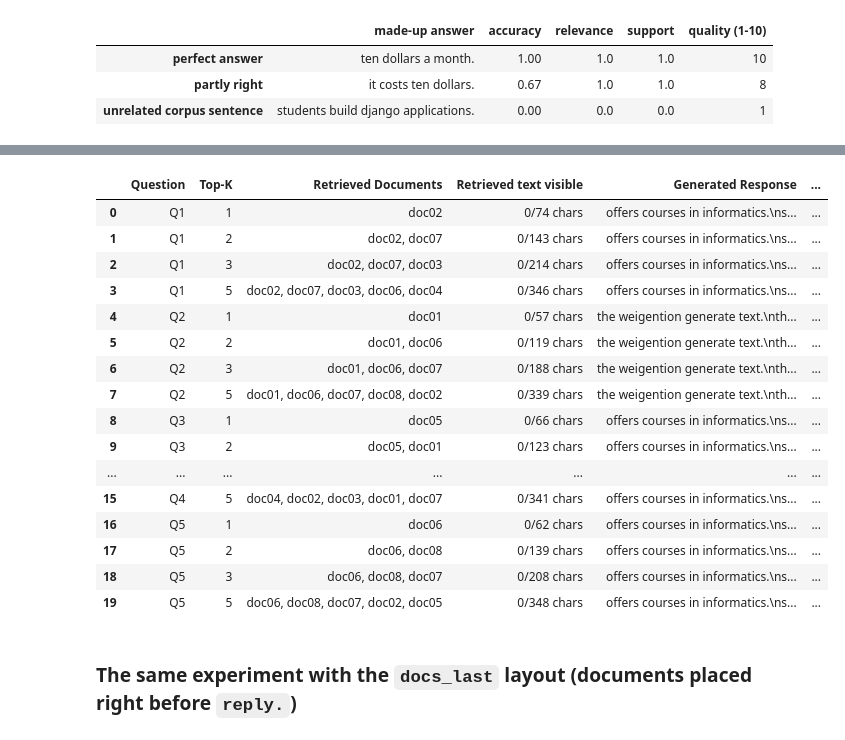
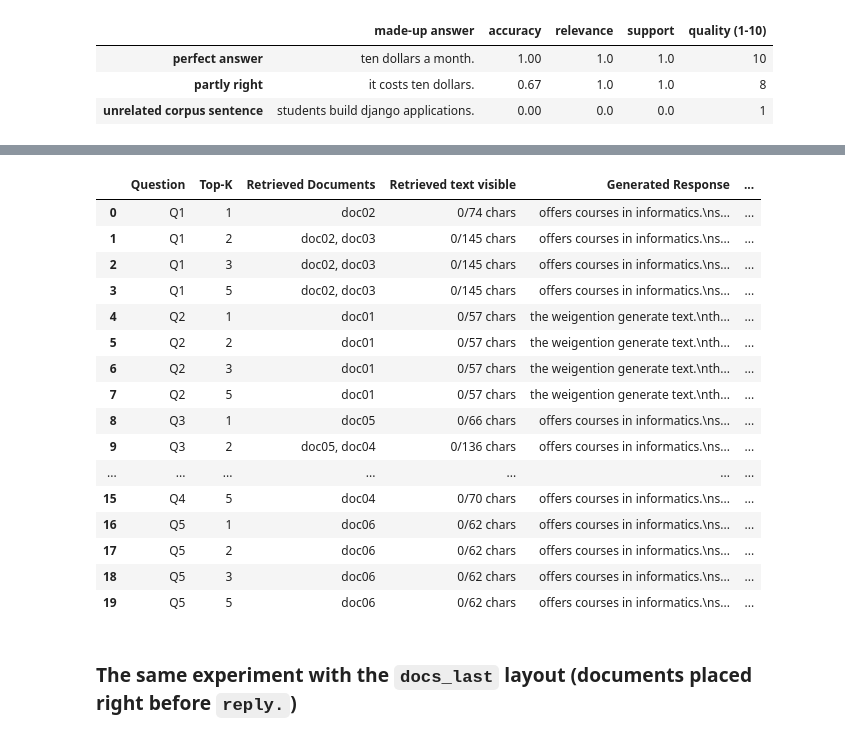
Before and after one commit to SurutheJ/2_Unleased, a Jupyter notebook: llm-test/a7-rag/a7_rag_with_slm.ipynb, the cells around one changed output, grey strips where cells are left out. Drawn from its saved outputs; the diff is of its cells as text; code cells hidden in the pictures.

```diff
--- a/llm-test/a7-rag/a7_rag_with_slm.ipynb
+++ b/llm-test/a7-rag/a7_rag_with_slm.ipynb
@@ -374,20 +374,27 @@ We also record the **window the SLM really sees** (the last 32 characters of the
 # %%
 from sklearn.feature_extraction.text import TfidfVectorizer
-from sklearn.metrics.pairwise import linear_kernel
+from sklearn.metrics.pairwise import cosine_similarity
 
-vectorizer = TfidfVectorizer(analyzer="char_wb", ngram_range=(3, 5))
-doc_matrix = vectorizer.fit_transform(KB.text)            # documents -> searchable vectors
+# --- Class pipeline (Week 6 RAG notebook, Cells 5A and 6A), reading our knowledge base ---
+documents = KB.rename(columns={"doc_id": "id", "topic": "title"}).to_dict("records")
+vectorizer = TfidfVectorizer(stop_words="english", ngram_range=(1, 2))
+document_matrix = vectorizer.fit_transform([d["title"] + " " + d["text"] for d in documents])   # documents -> searchable vectors
+print("Document matrix shape:", document_matrix.shape, "| vocabulary features:", len(vectorizer.vocabulary_))
 
-def retrieve(question, k):
-    sims = linear_kernel(vectorizer.transform([question]), doc_matrix).ravel()
-    order = np.argsort(-sims, kind="stable")[:k]           # best first
-    return [(KB.doc_id[i], KB.text[i], float(sims[i])) for i in order]
+def retrieve(query, top_k=2, min_score=0.01):
+    # Return top matching documents (best first) with cosine-similarity scores; same as the class function.
+    query_vector = vectorizer.transform([query])
+    scores = cosine_similarity(query_vector, document_matrix)[0]
+    indices = scores.argsort()[::-1][:top_k]
+    return [{**documents[i], "score": float(scores[i])} for i in indices if scores[i] >= min_score]
 
 # Retrieval quality by itself, before the SLM is involved
 chk = []
 for r in QUESTIONS.itertuples():
-    ranked = [d for d, _, _ in retrieve(r.question, len(KB))]
-    chk.append({"Question": r.qid, "gold_doc": r.gold_doc, "top_1": ranked[0], "rank_of_gold": ranked.index(r.gold_doc) + 1,
+    ranked = [d["id"] for d in retrieve(r.question, len(documents), min_score=0.0)]
+    chk.append({"Question": r.qid, "gold_doc": r.gold_doc, "top_1": ranked[0],
+                "rank_of_gold": ranked.index(r.gold_doc) + 1,
+                "docs_with_any_match": len(retrieve(r.question, len(documents))),
                 "top_5": ", ".join(ranked[:5])})
 retrieval_check = pd.DataFrame(chk)
 retrieval_check.to_csv("retrieval_check.csv", index=False)
@@ -412,61 +420,64 @@ def assemble(segments):
     return prompt, spans
 
 def build_prompt(question, docs, layout):
-    # docs: [(doc_id, text, sim)] best first
+    # docs: retrieved document dicts, best first. No documents -> the plain no-RAG prompt.
+    if not docs:
+        return assemble([("t", f"ask. {question}\nreply. ")])
     if layout == "standard":
         seg = [("t", "info. ")]
-        for doc_id, t, _ in docs:
-            seg += [(doc_id, t), ("t", "\n")]
+        for d in docs:
+            seg += [(d["id"], d["text"]), ("t", "\n")]
         seg += [("t", f"ask. {question}\nreply. ")]
     else:  # docs_last: best document ends up directly before "reply. "
         seg = [("t", f"ask. {question}\ninfo. ")]
-        for i, (doc_id, t, _) in enumerate(reversed(docs)):
-            seg += ([("t", "\n")] if i else []) + [(doc_id, t)]
+        for i, d in enumerate(reversed(docs)):
+            seg += ([("t", "\n")] if i else []) + [(d["id"], d["text"])]
         seg += [("t", "\nreply. ")]
     return assemble(seg)
 
 def run_rag(layout, ks=(1, 2, 3, 5)):
     out = []
     for r in QUESTIONS.itertuples():
         base_resp = baseline.loc[baseline.Question == r.qid, "SLM Response Without RAG"].iloc[0]
         for k in ks:
             docs = retrieve(r.question, k)
+            ids = [d["id"] for d in docs]
             prompt, spans = build_prompt(r.question, docs, layout)
             assert set(prompt) <= set(stoi), "prompt contains characters the SLM cannot encode"
             win_start = max(0, len(prompt) - CONTEXT_LENGTH)
             doc_chars = sum(e - s for s, e in spans)
             seen = sum(max(0, e - max(s, win_start)) for s, e in spans)
             resp = answer(prompt)
-            out.append({"Question": r.qid, "Top-K": k, "Retrieved Documents": ", ".join(d for d, _, _ in docs),
-                        "Gold doc retrieved": r.gold_doc in [d for d, _, _ in docs],
+            out.append({"Question": r.qid, "Top-K": k, "Retrieved Documents": ", ".join(ids) or "(none)",
+                        "Gold doc retrieved": r.gold_doc in ids,
                         "Prompt chars": len(prompt), "Window the SLM sees": prompt[win_start:],
                         "Retrieved text visible": f"{seen}/{doc_chars} chars",
                         "Generated Response": resp, "Same as no-RAG answer": resp == base_resp,
-                        **score(resp, r, " ".join(t for _, t, _ in docs))})
+                        **score(resp, r, " ".join(d["text"] for d in docs))})
             out[-1]["Response Quality (1-10)"] = out[-1].pop("quality")
     return pd.DataFrame(out)
 
 rag_standard = run_rag("standard")
 rag_standard.to_csv("rag_results.csv", index=False)
 rag_standard[["Question", "Top-K", "Retrieved Documents", "Retrieved text visible", "Generated Response", "Response Quality (1-10)"]]
 # %% [output]
 |  | Question | Top-K | Retrieved Documents | Retrieved text visible | Generated Response | ... |
 | 0 | Q1 | 1 | doc02 | 0/74 chars | offers courses in informatics.\ns... | ... |
-| 1 | Q1 | 2 | doc02, doc07 | 0/143 chars | offers courses in informatics.\ns... | ... |
-| 2 | Q1 | 3 | doc02, doc07, doc03 | 0/214 chars | offers courses in informatics.\ns... | ... |
-| 3 | Q1 | 5 | doc02, doc07, doc03, doc06, doc04 | 0/346 chars | offers courses in informatics.\ns... | ... |
+| 1 | Q1 | 2 | doc02, doc03 | 0/145 chars | offers courses in informatics.\ns... | ... |
+| 2 | Q1 | 3 | doc02, doc03 | 0/145 chars | offers courses in informatics.\ns... | ... |
+| 3 | Q1 | 5 | doc02, doc03 | 0/145 chars | offers courses in informatics.\ns... | ... |
 | 4 | Q2 | 1 | doc01 | 0/57 chars | the weigention generate text.\nth... | ... |
-| 5 | Q2 | 2 | doc01, doc06 | 0/119 chars | the weigention generate text.\nth... | ... |
-| 6 | Q2 | 3 | doc01, doc06, doc07 | 0/188 chars | the weigention generate text.\nth... | ... |
-| 7 | Q2 | 5 | doc01, doc06, doc07, doc08, doc02 | 0/339 chars | the weigention generate text.\nth... | ... |
+| 5 | Q2 | 2 | doc01 | 0/57 chars | the weigention generate text.\nth... | ... |
+| 6 | Q2 | 3 | doc01 | 0/57 chars | the weigention generate text.\nth... | ... |
+| 7 | Q2 | 5 | doc01 | 0/57 chars | the weigention generate text.\nth... | ... |
 | 8 | Q3 | 1 | doc05 | 0/66 chars | offers courses in informatics.\ns... | ... |
-| 9 | Q3 | 2 | doc05, doc01 | 0/123 chars | offers courses in informatics.\ns... | ... |
+| 9 | Q3 | 2 | doc05, doc04 | 0/136 chars | offers courses in informatics.\ns... | ... |
 | ... | ... | ... | ... | ... | ... | ... |
-| 15 | Q4 | 5 | doc04, doc02, doc03, doc01, doc07 | 0/341 chars | offers courses in informatics.\ns... | ... |
+| 15 | Q4 | 5 | doc04 | 0/70 chars | offers courses in informatics.\ns... | ... |
 | 16 | Q5 | 1 | doc06 | 0/62 chars | offers courses in informatics.\ns... | ... |
-| 17 | Q5 | 2 | doc06, doc08 | 0/139 chars | offers courses in informatics.\ns... | ... |
-| 18 | Q5 | 3 | doc06, doc08, doc07 | 0/208 chars | offers courses in informatics.\ns... | ... |
-| 19 | Q5 | 5 | doc06, doc08, doc07, doc02, doc05 | 0/348 chars | offers courses in informatics.\ns... | ... |
+| 17 | Q5 | 2 | doc06 | 0/62 chars | offers courses in informatics.\ns... | ... |
+| 18 | Q5 | 3 | doc06 | 0/62 chars | offers courses in informatics.\ns... | ... |
+| 19 | Q5 | 5 | doc06 | 0/62 chars | offers courses in informatics.\ns... | ... |
 # %% [markdown]
 ### The same experiment with the `docs_last` layout (documents placed right before `reply.`)
 # %%
```
Also changed, not shown: parts of 6 cells of this notebook, 3 other files.
